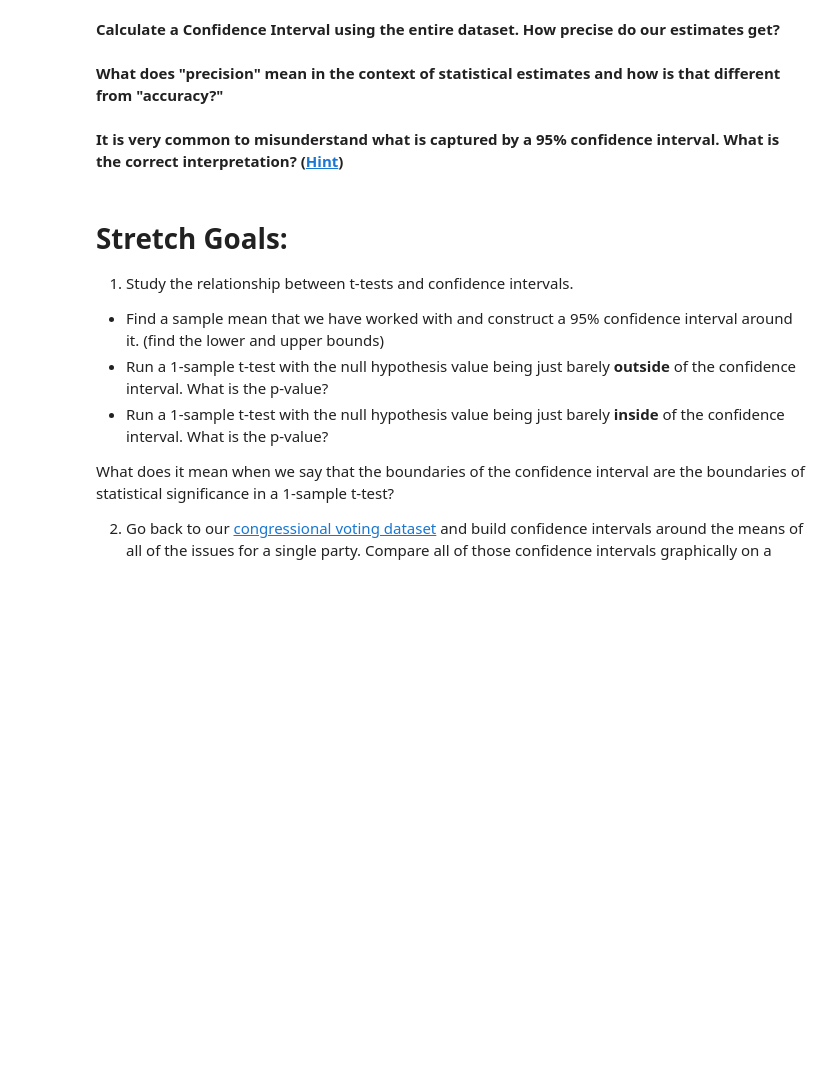
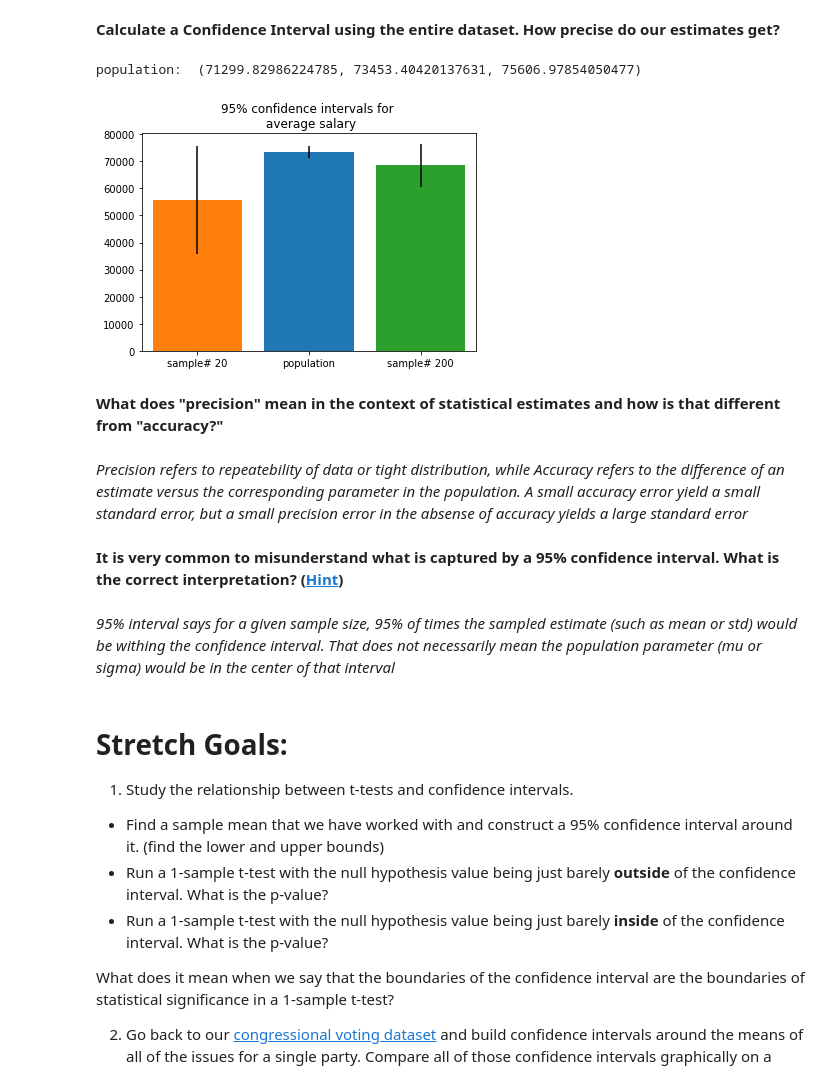
Before and after one commit to skhabiri/DS-Unit-1-Sprint-2-Statistics, a Jupyter notebook: module3/skhabiri_LS_DS_123_Confidence_Intervals_Assignment.ipynb, the cells around one changed output. Drawn from its saved outputs; the diff is of its cells as text; code cells hidden in the pictures; blank space fills up the shorter version.

```diff
--- a/module3/skhabiri_LS_DS_123_Confidence_Intervals_Assignment.ipynb
+++ b/module3/skhabiri_LS_DS_123_Confidence_Intervals_Assignment.ipynb
@@ -168,10 +214,30 @@ The margin of error gives an idea of how far off our estimates might be (with 95
 ## Part 4 - Check for Understanding
 # %% [markdown]
 **Calculate a Confidence Interval using the entire dataset. How precise do our estimates get?**
+# %%
+CI = confidence_interval(df['ConvertedSalary'])
+print("population: ", CI)
+plt.bar(x=1, height=CI[1], yerr=(CI[2]-CI[1]))
+
+plt.bar(x=0, height=CI1[1], yerr=(CI1[2]-CI1[1]));
+plt.bar(x=2, height=CI2[1], yerr=(CI2[2]-CI2[1]));
+plt.title('95% confidence intervals for \n average salary');
+plt.xticks(ticks=[0,1,2], labels=['sample# '+str(nos1),'population', 'sample# '+str(nos2)]);
+plt.xlim(-.5, 2.5)
+
+plt.show()
+# %% [output]
+population:  (71299.82986224785, 73453.40420137631, 75606.97854050477)
+[figure, added]
 # %% [markdown]
 **What does "precision" mean in the context of statistical estimates and how is that different from "accuracy?"**
+# %% [markdown]
+*Precision refers to repeatebility of data or tight distribution, while Accuracy refers to the difference of an estimate versus the corresponding parameter in the population.
+A small accuracy error yield a small standard error, but a small precision error in the absense of accuracy yields a large standard error*
 # %% [markdown]
 **It is very common to misunderstand what is captured by a 95% confidence interval. What is the correct interpretation? ([Hint](https://www.statisticssolutions.com/misconceptions-about-confidence-intervals/))**
+# %% [markdown]
+*95% interval says for a given sample size, 95% of times the sampled estimate (such as mean or std) would be withing the confidence interval. That does not necessarily mean the population parameter (mu or sigma) would be in the center of that interval*
 # %% [markdown]
 # Stretch Goals:
 
```
Also changed, not shown: parts of 6 cells of this notebook.
